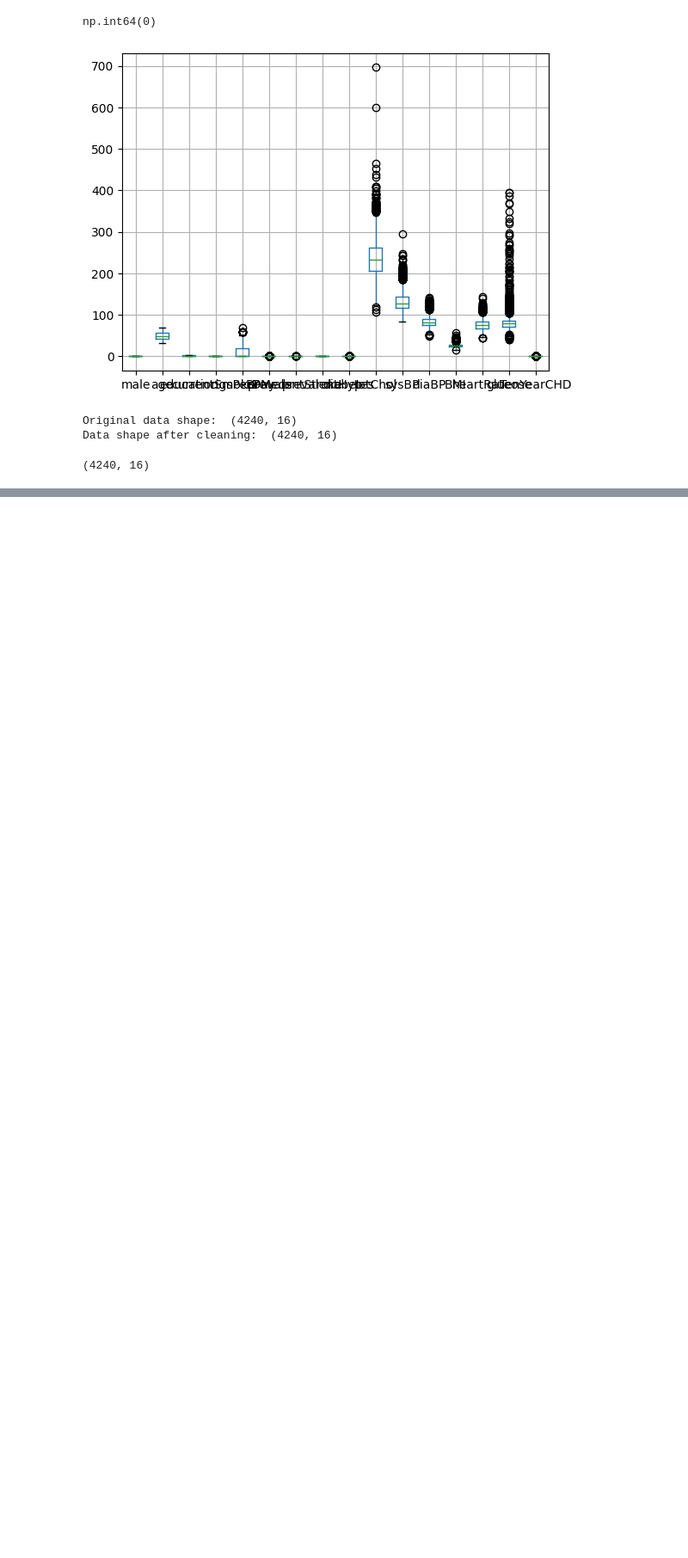
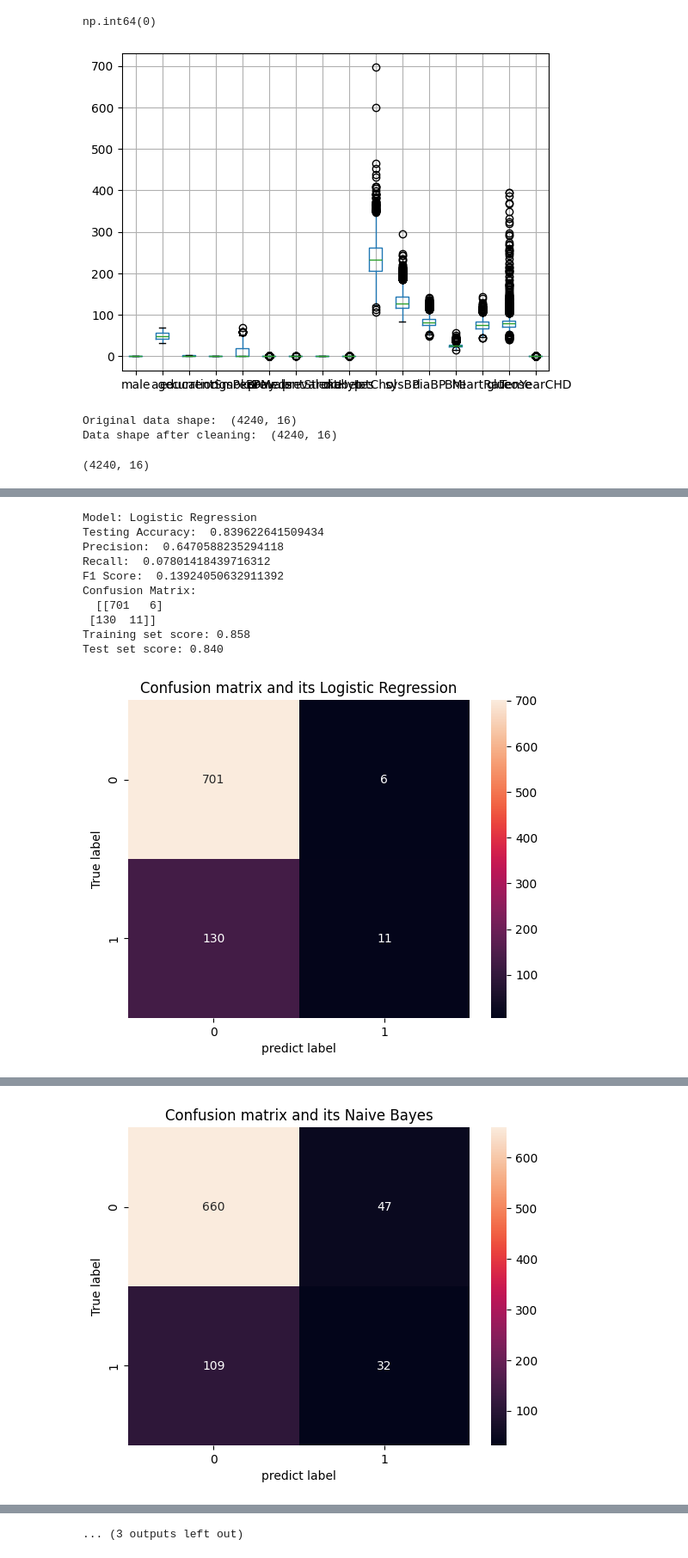
Before and after one commit to RTWh7a/CardiacRisk-ML-End-to-End-Predictive-Pipeline-for-10-Year-Cardiovascular-Risk, a Jupyter notebook: CDH_ML_Project.ipynb, the cells around one changed output, grey strips where cells are left out. Shown at 86% size. Drawn from its saved outputs; the diff is of its cells as text; code cells hidden in the pictures; blank space fills up the shorter version.

```diff
--- a/CDH_ML_Project.ipynb
+++ b/CDH_ML_Project.ipynb
@@ -164,0 +194,5 @@ clean_data2.shape #To ensure that IQR technique gives same result
+# %%
+#Split our data
+x=clean_data.drop(columns='TenYearCHD',axis=1)
+y=clean_data['TenYearCHD']
+x_train, x_test, y_train, y_test = train_test_split(x, y, test_size=0.20, random_state = 20)
@@ -164,0 +216,65 @@ clean_data2.shape #To ensure that IQR technique gives same result
+# %%
+#Scale data
+x_col=x_train.columns
+X_train=pd.DataFrame(x_train,columns=x_col)
+
+scaler = StandardScaler()
+x_train = scaler.fit_transform(x_train)
+x_test = scaler.transform(x_test)
+# %%
+#Run our data in loop to predict and evaluate our data
+model_list = []
+accuracy_list = []
+precision_list = []
+recall_list = []
+f1_list = []
+for model_name, model in models.items():
+
+    model.fit(x_train, y_train)
+    y_pred_train = model.predict(x_train)
+    y_pred = model.predict(x_test)
+
+    # Evaluate the model
+    #train_accuracy = accuracy_score(x_train,y_pred_train)
+    test_accuracy = accuracy_score(y_test, y_pred)
+    precision = precision_score(y_test, y_pred)
+    recall = recall_score(y_test, y_pred)
+    f1 = f1_score(y_test, y_pred)
+    confusion_mat = confusion_matrix(y_test, y_pred)
+
+    print(f"Model: {model_name}")
+    print("Testing Accuracy: ", test_accuracy)
+    print("Precision: ",precision)
+    print("Recall: ",recall)
+    print("F1 Score: ",f1)
+    print("Confusion Matrix:\n ",confusion_mat)
+    print("Training set score: {:.3f}".format(model.score(x_train, y_train)))
+    print("Test set score: {:.3f}".format(model.score(x_test, y_test)))
+
+    model_list.append(model_name)
+    accuracy_list.append(test_accuracy)
+    precision_list.append(precision)
+    recall_list.append(recall)
+    f1_list.append(f1)
+
+    cm=confusion_mat
+    sns.heatmap(cm,annot=True,fmt='d')
+    plt.title(f"Confusion matrix and its {model_name}")
+    plt.ylabel("True label")
+    plt.xlabel("predict label")
+    plt.show()
+
+    print("=" * 35)
+    print('\n')
+# %% [output]
+Model: Logistic Regression
+Testing Accuracy:  0.839622641509434
+Precision:  0.6470588235294118
+Recall:  0.07801418439716312
+F1 Score:  0.13924050632911392
+Confusion Matrix:
+  [[701   6]
+ [130  11]]
+Training set score: 0.858
+Test set score: 0.840
+[figure, added]
@@ -164,0 +294 @@ clean_data2.shape #To ensure that IQR technique gives same result
+[figure, added]
@@ -164,0 +351 @@ clean_data2.shape #To ensure that IQR technique gives same result
+... (3 outputs left out)
```
Also changed, not shown: parts of 24 cells of this notebook.
